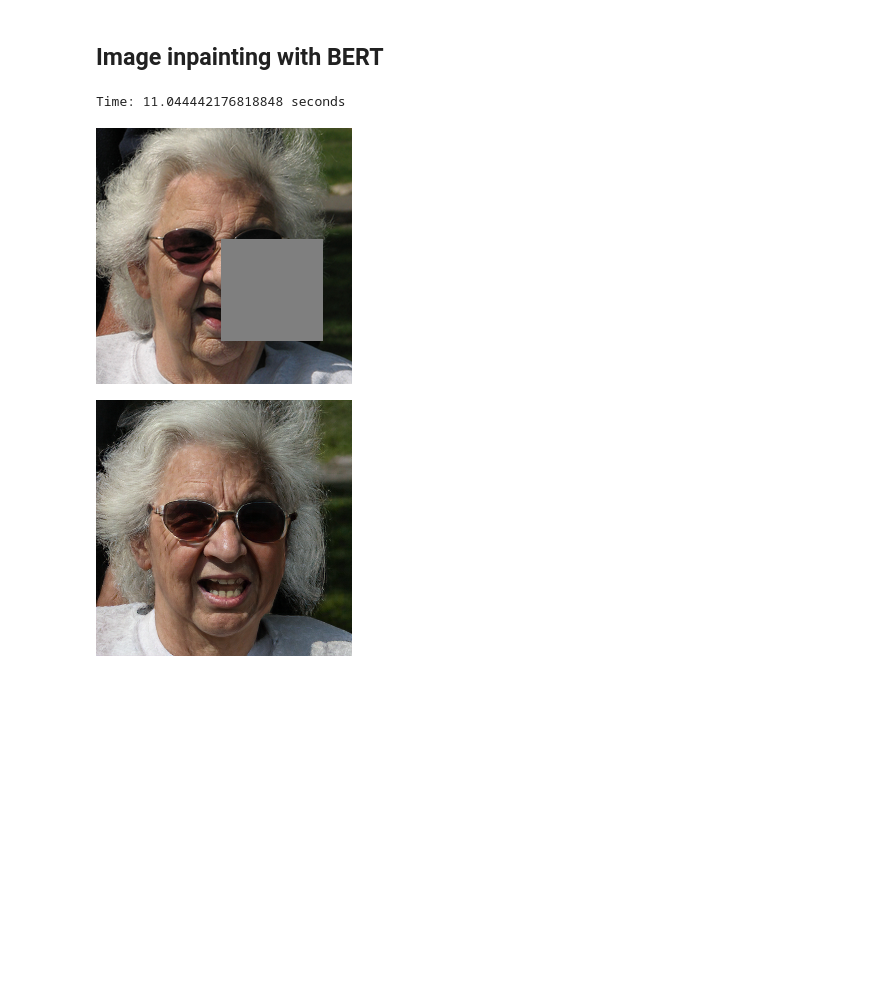
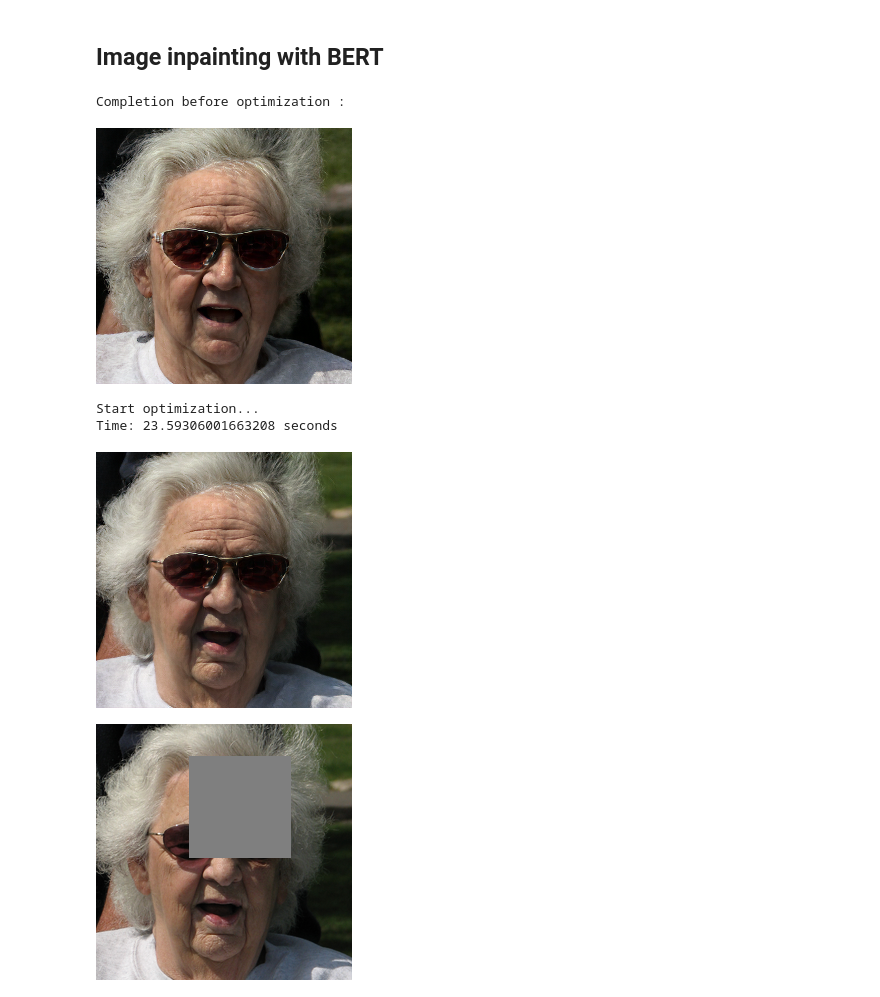
Before and after one commit to EdiBERT4ImageManipulation/EdiBERT, a Jupyter notebook: image_inpainting.ipynb, the cells around one changed output. Cells and saved outputs as stored; diff of their text form; code cells hidden in the pictures; blank space fills up the shorter version.

Commit message:
optim steps in inpainting

```diff
--- a/image_inpainting.ipynb
+++ b/image_inpainting.ipynb
@@ -11,6 +11,7 @@ import torch
 import numpy as np
 from scipy import ndimage
 import torchvision
+import lpips
 
 config_path = "./logs/2021-10-14T16-32-28_ffhq_transformer_bert_2D/configs/2021-10-14T16-32-28-project.yaml"
 config = OmegaConf.load(config_path)
@@ -20,6 +21,8 @@ sd = torch.load(ckpt_path, map_location="cpu")["state_dict"]
 missing, unexpected = model.load_state_dict(sd, strict=False)
 model.cuda().eval()
 torch.set_grad_enabled(True)
+
+l_perceptual = lpips.LPIPS(net='vgg').to(model.device)
 # %% [output]
 Working with z of shape (1, 256, 16, 16) = 65536 dimensions.
 Restored from logs/2021-04-23T18-19-01_ffhq_vqgan/checkpoints/vqgan.ckpt
@@ -245,7 +248,7 @@ val_path = "./data/ffhq.txt"
 with open(val_path) as f:
     img_path = f.readlines()
 
-def image_completion_with_BERT(size, idx, nb_epoch = 2):
+def image_completion_with_BERT(size, idx, nb_epoch = 2, optim_steps = 200):
     dilation_masking = 0
     dilation_sampling = 1
     progressive_ordering = False
@@ -268,7 +271,7 @@ def image_completion_with_BERT(size, idx, nb_epoch = 2):
     blending = False
     gaussian_smoothing = True
     erase_mask_influence = True
-    mask_inference_token = False
+    mask_inference_token = True
     select_min = False
     masked_attention = False
     attention_mask = None
@@ -401,13 +404,42 @@ def image_completion_with_BERT(size, idx, nb_epoch = 2):
                 show_image(x_sample)
 
     clear_output()
+    z = idx.reshape(idx.shape[0],-1)
+    z = torch.nn.functional.one_hot(z, 1024).float()
+    z = z @ model.first_stage_model.quantize.embedding.weight
+    z = z.view([-1, 16, 16, 256]).permute(0, 3, 1, 2)
+    xz = model.first_stage_model.decode(z).detach()
+    print('Completion before optimization : ')
+    show_image(xz)
+    print('Start optimization...')
+    if optim_steps > 0:
+        z = Variable(z.data, requires_grad=True)
+        optimizer = torch.optim.AdamW([z], lr=0.1)
+        for j in range(optim_steps):
+            xz_j = model.first_stage_model.decode(z)
+            loss = (l_perceptual(xz_j*mask,img*mask) + l_perceptual(xz_j*(1-mask),xz*(1-mask))).sum()
+
+            optimizer.zero_grad()
+            loss.backward()
+            optimizer.step()
+        xz = xz_j
+
+
     print(f"Time: {time.time() - start_t} seconds")
-    x_sample = model.decode_to_img(idx, z_code.shape)
+    x_sample = xz
+    #x_sample = model.decode_to_img(idx, z_code.shape)
+    show_image(x_sample)
     show_image(img)
-    show_image(x_sample)
 # %%
-image_completion_with_BERT(size=0.4, idx = 4, nb_epoch = 3)
+size = 0.4 ## Ratio of the mask
+idx = 4 ## idx of the selected image
+nb_epoch = 2 ## number of epochs
+optim_steps = 200  ## number of optimization steps
+image_completion_with_BERT(size=size, idx = idx, nb_epoch = nb_epoch, optim_steps = optim_steps)
 # %% [output]
-Time: 11.044442176818848 seconds
+Completion before optimization :
-[figure, old version]
+[figure, new version]
+Start optimization...
+Time: 23.59306001663208 seconds
-[figure, old version]
+[figure, new version]
+[figure, added]
```
Also changed, not shown: parts of 2 cells of this notebook, 1 other file.
